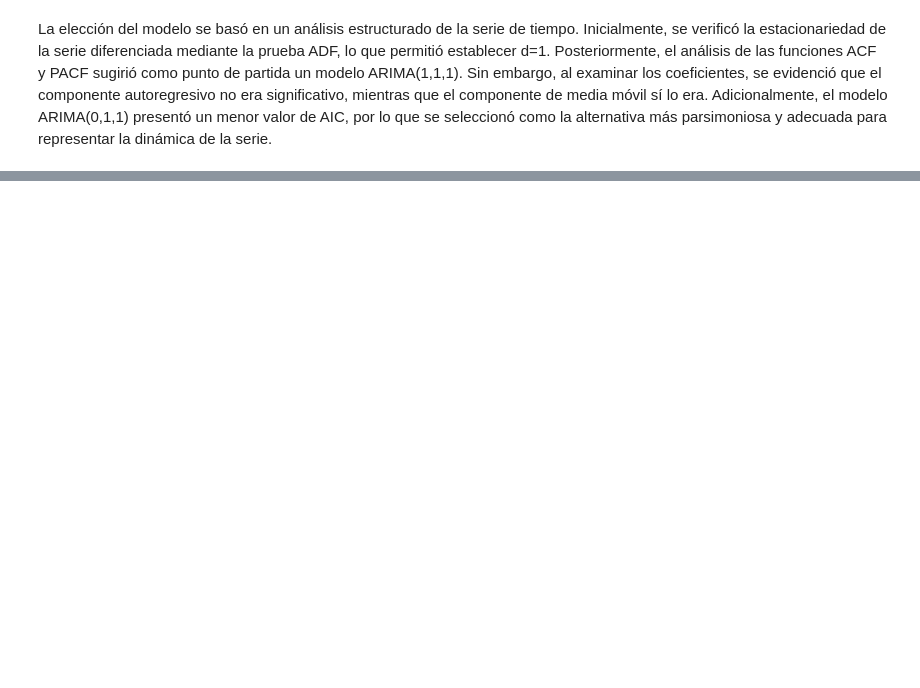
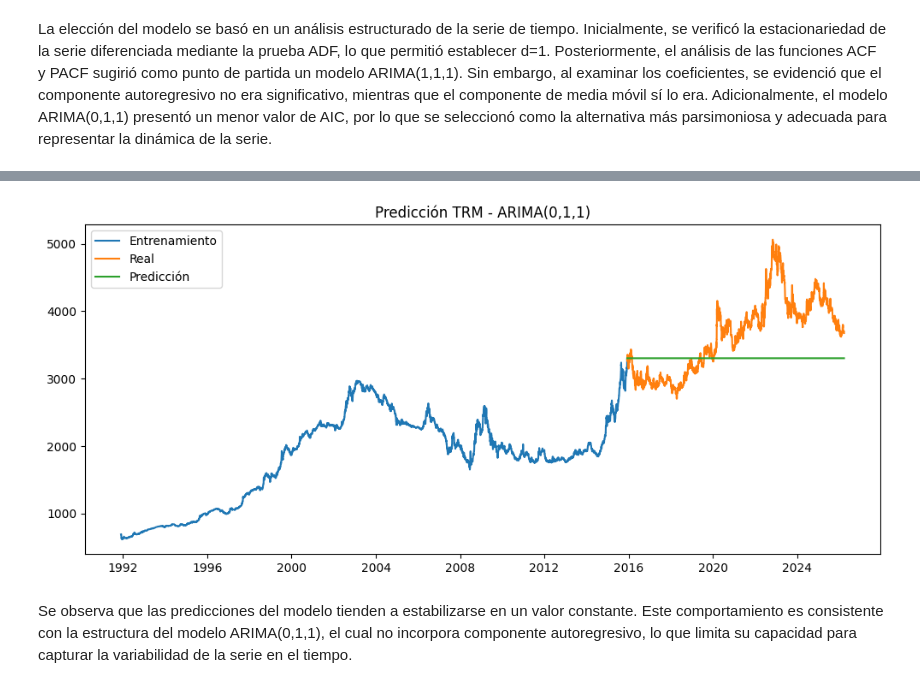
Before and after one commit to carlosvasquez3/M.Sc.-in-Data-Science, a Jupyter notebook: Estadística/TRM.ipynb, the cells around one changed output, grey strips where cells are left out. Drawn from its saved outputs; the diff is of its cells as text; code cells hidden in the pictures; blank space fills up the shorter version.

Commit message:
Organizar modelo y predicciones

```diff
--- a/Estadística/TRM.ipynb
+++ b/Estadística/TRM.ipynb
@@ -451,0 +465,10 @@ Warnings:
+# %%
+# Predicción
+#pred = model_fit.forecast(steps=len(test))
+pred = model_fit.predict(
+    start=len(train),
+    end=len(serie)-1,
+    dynamic=True
+)
+
+pred.index = test.index
@@ -451,0 +488,15 @@ Warnings:
+# %%
+import matplotlib.pyplot as plt
+
+plt.figure(figsize=(12,5))
+plt.plot(train, label='Entrenamiento')
+plt.plot(test, label='Real')
+plt.plot(pred, label='Predicción')
+
+plt.title("Predicción TRM - ARIMA(0,1,1)")
+plt.legend()
+plt.show()
+# %% [output]
+[figure, added]
+# %% [markdown]
+Se observa que las predicciones del modelo tienden a estabilizarse en un valor constante. Este comportamiento es consistente con la estructura del modelo ARIMA(0,1,1), el cual no incorpora componente autoregresivo, lo que limita su capacidad para capturar la variabilidad de la serie en el tiempo.
```
Also changed, not shown: parts of 17 cells of this notebook.
